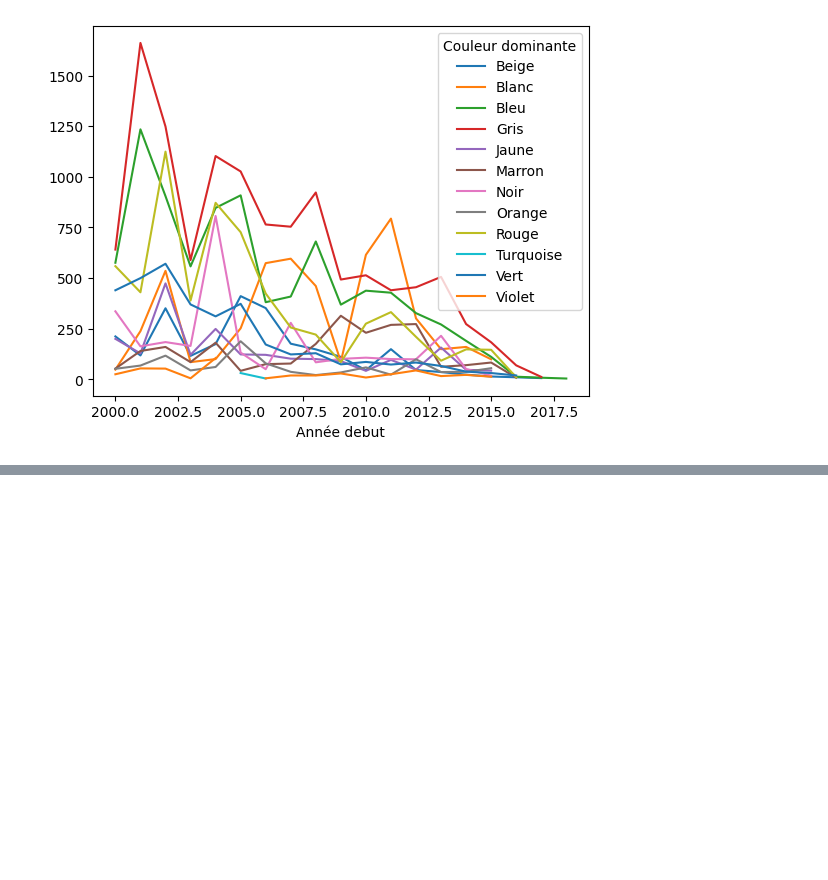
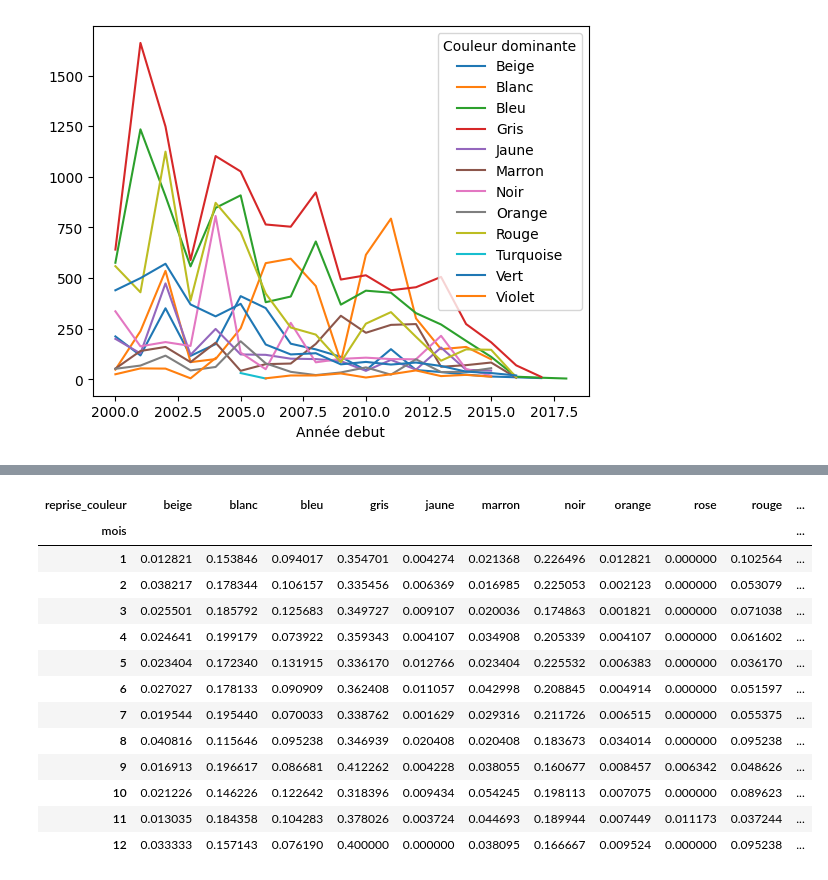
Before and after one commit to Melanie-Gomis/Marathon_du_web_couleurs_automobiles, a Jupyter notebook: Pole_Data.ipynb, the cells around one changed output, grey strips where cells are left out. Drawn from its saved outputs; the diff is of its cells as text; code cells hidden in the pictures; blank space fills up the shorter version.

```diff
--- a/Pole_Data.ipynb
+++ b/Pole_Data.ipynb
@@ -47,0 +72,5 @@ Nchoix = choix.drop(columns=['usage', 'presentation_video', 'reprise_energie', '
+# %%
+#Permet de retirer les valeurs NC de la colonne reprise_couleur du jeu de donnée Nchoix
+Nchoix = Nchoix[
+    Nchoix['reprise_couleur'].str.strip().str.upper() != 'NC'
+]
@@ -47,0 +165,4 @@ Nchoix = choix.drop(columns=['usage', 'presentation_video', 'reprise_energie', '
+# %%
+Nchoix = Nchoix[
+    Nchoix['departement'].str.fullmatch(r'\d{2}')
+]
@@ -164,0 +556,6 @@ fig.show()
+# %%
+Nchoix['annee'] = pd.to_numeric(Nchoix['annee'], errors='coerce')
+
+pivot = Nchoix.groupby(['annee', 'reprise_couleur']) \
+          .size() \
+          .reset_index(name='count')
@@ -164,0 +653,21 @@ fig.show()
+# %%
+pd.crosstab(
+    Nchoix['mois'],
+    Nchoix['reprise_couleur'],
+    normalize='index'
+)
+# %% [output]
+| reprise_couleur | beige | blanc | bleu | gris | jaune | marron | noir | orange | rose | rouge | ... |
+| mois |  |  |  |  |  |  |  |  |  |  | ... |
+| 1 | 0.012821 | 0.153846 | 0.094017 | 0.354701 | 0.004274 | 0.021368 | 0.226496 | 0.012821 | 0.000000 | 0.102564 | ... |
+| 2 | 0.038217 | 0.178344 | 0.106157 | 0.335456 | 0.006369 | 0.016985 | 0.225053 | 0.002123 | 0.000000 | 0.053079 | ... |
+| 3 | 0.025501 | 0.185792 | 0.125683 | 0.349727 | 0.009107 | 0.020036 | 0.174863 | 0.001821 | 0.000000 | 0.071038 | ... |
+| 4 | 0.024641 | 0.199179 | 0.073922 | 0.359343 | 0.004107 | 0.034908 | 0.205339 | 0.004107 | 0.000000 | 0.061602 | ... |
+| 5 | 0.023404 | 0.172340 | 0.131915 | 0.336170 | 0.012766 | 0.023404 | 0.225532 | 0.006383 | 0.000000 | 0.036170 | ... |
+| 6 | 0.027027 | 0.178133 | 0.090909 | 0.362408 | 0.011057 | 0.042998 | 0.208845 | 0.004914 | 0.000000 | 0.051597 | ... |
+| 7 | 0.019544 | 0.195440 | 0.070033 | 0.338762 | 0.001629 | 0.029316 | 0.211726 | 0.006515 | 0.000000 | 0.055375 | ... |
+| 8 | 0.040816 | 0.115646 | 0.095238 | 0.346939 | 0.020408 | 0.020408 | 0.183673 | 0.034014 | 0.000000 | 0.095238 | ... |
+| 9 | 0.016913 | 0.196617 | 0.086681 | 0.412262 | 0.004228 | 0.038055 | 0.160677 | 0.008457 | 0.006342 | 0.048626 | ... |
+| 10 | 0.021226 | 0.146226 | 0.122642 | 0.318396 | 0.009434 | 0.054245 | 0.198113 | 0.007075 | 0.000000 | 0.089623 | ... |
+| 11 | 0.013035 | 0.184358 | 0.104283 | 0.378026 | 0.003724 | 0.044693 | 0.189944 | 0.007449 | 0.011173 | 0.037244 | ... |
+| 12 | 0.033333 | 0.157143 | 0.076190 | 0.400000 | 0.000000 | 0.038095 | 0.166667 | 0.009524 | 0.000000 | 0.095238 | ... |
```
Also changed, not shown: parts of 65 cells of this notebook.
